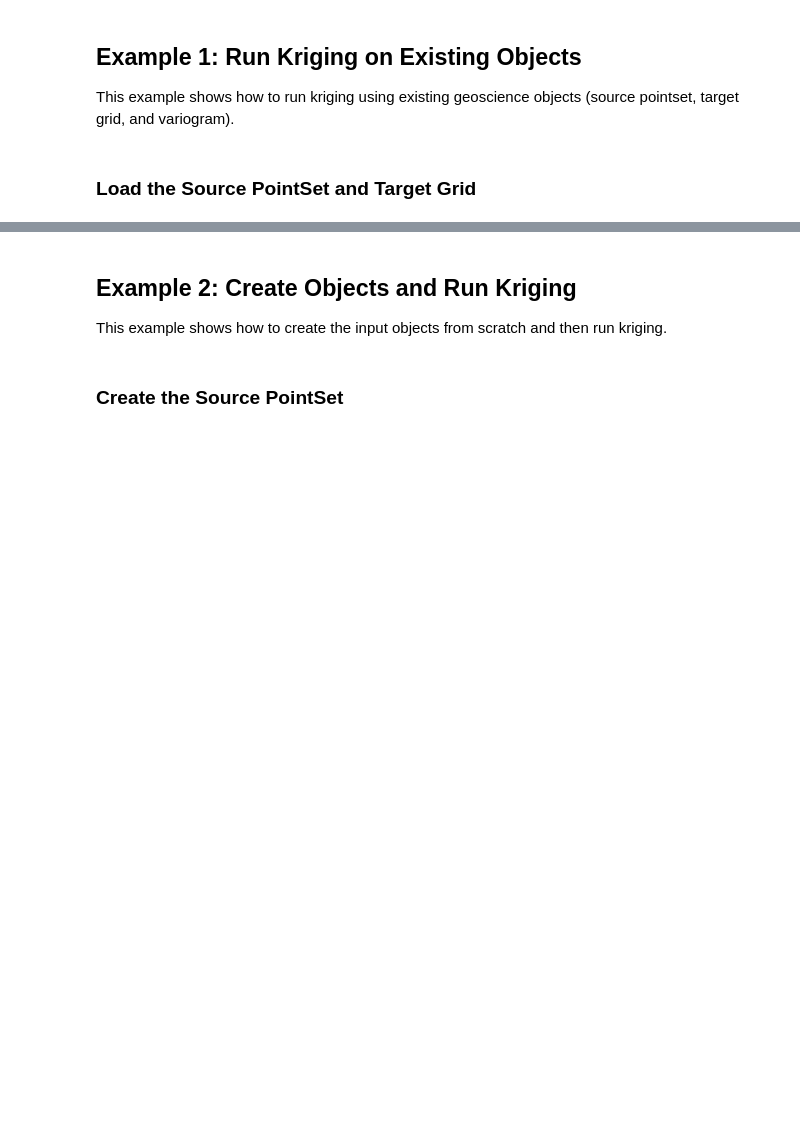
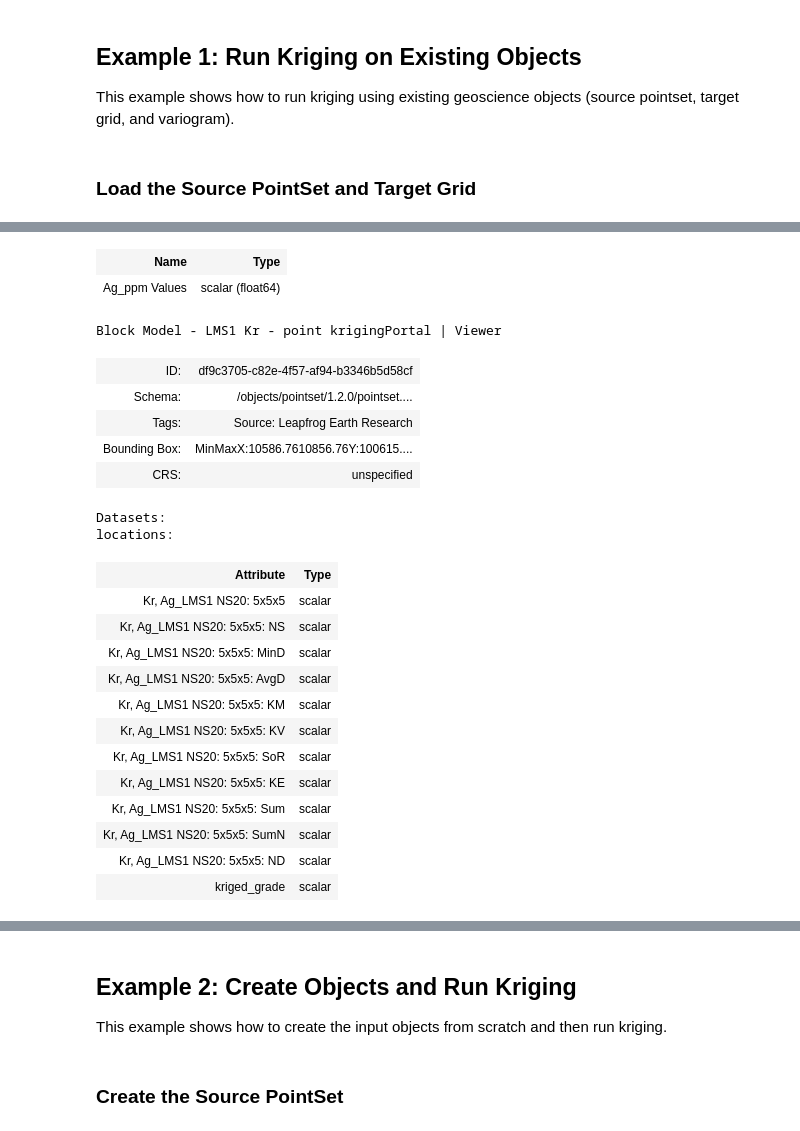
Before and after one commit to SeequentEvo/evo-python-sdk, a Jupyter notebook: packages/evo-compute/docs/examples/kriging.ipynb, the cells around one changed output, grey strips where cells are left out. Cells and saved outputs as stored; diff of their text form; code cells hidden in the pictures; blank space fills up the shorter version.

```diff
--- a/packages/evo-compute/docs/examples/kriging.ipynb
+++ b/packages/evo-compute/docs/examples/kriging.ipynb
@@ -84,0 +86,31 @@ Local source paths configured - restart kernel if you still see import errors
+# %%
+# View the source pointset attributes
+source_pointset.attributes
+# %% [output]
+| Name | Type |
+| Ag_ppm Values | scalar (float64) |
+# %%
+# Pretty-print the target grid
+target_grid
+# %% [output]
+Block Model - LMS1 Kr - point krigingPortal | Viewer
+| ID: | df9c3705-c82e-4f57-af94-b3346b5d58cf |
+| Schema: | /objects/pointset/1.2.0/pointset.... |
+| Tags: | Source: Leapfrog Earth Research |
+| Bounding Box: | MinMaxX:10586.7610856.76Y:100615.... |
+| CRS: | unspecified |
+Datasets:
+locations:
+| Attribute | Type |
+| Kr, Ag_LMS1 NS20: 5x5x5 | scalar |
+| Kr, Ag_LMS1 NS20: 5x5x5: NS | scalar |
+| Kr, Ag_LMS1 NS20: 5x5x5: MinD | scalar |
+| Kr, Ag_LMS1 NS20: 5x5x5: AvgD | scalar |
+| Kr, Ag_LMS1 NS20: 5x5x5: KM | scalar |
+| Kr, Ag_LMS1 NS20: 5x5x5: KV | scalar |
+| Kr, Ag_LMS1 NS20: 5x5x5: SoR | scalar |
+| Kr, Ag_LMS1 NS20: 5x5x5: KE | scalar |
+| Kr, Ag_LMS1 NS20: 5x5x5: Sum | scalar |
+| Kr, Ag_LMS1 NS20: 5x5x5: SumN | scalar |
+| Kr, Ag_LMS1 NS20: 5x5x5: ND | scalar |
+| kriged_grade | scalar |
```
Also changed, not shown: parts of 17 cells of this notebook, 5 other files.
